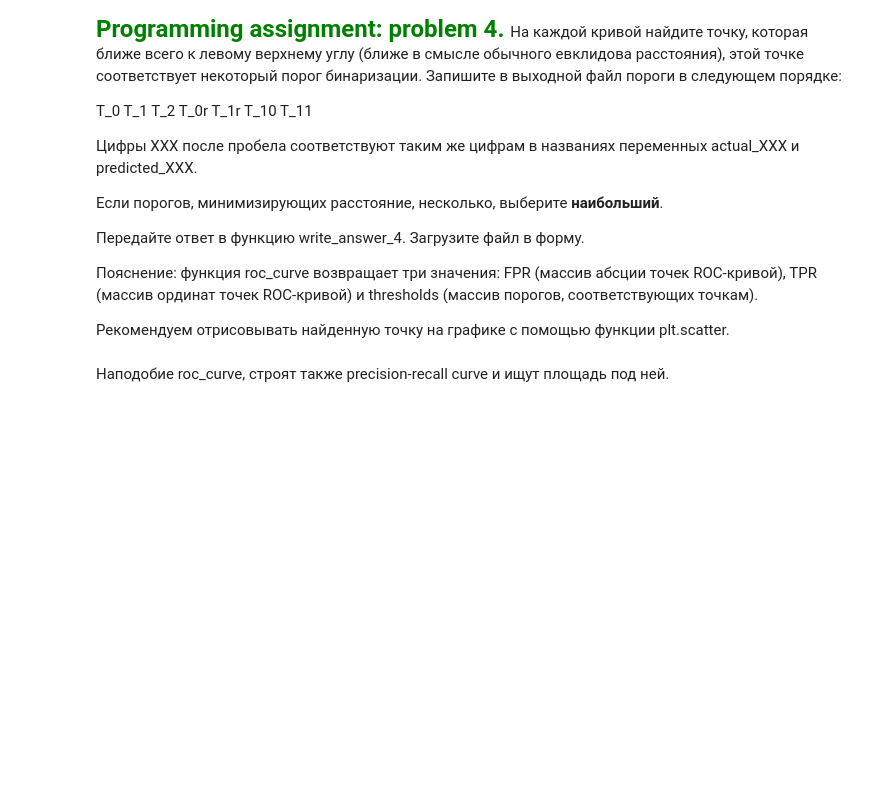
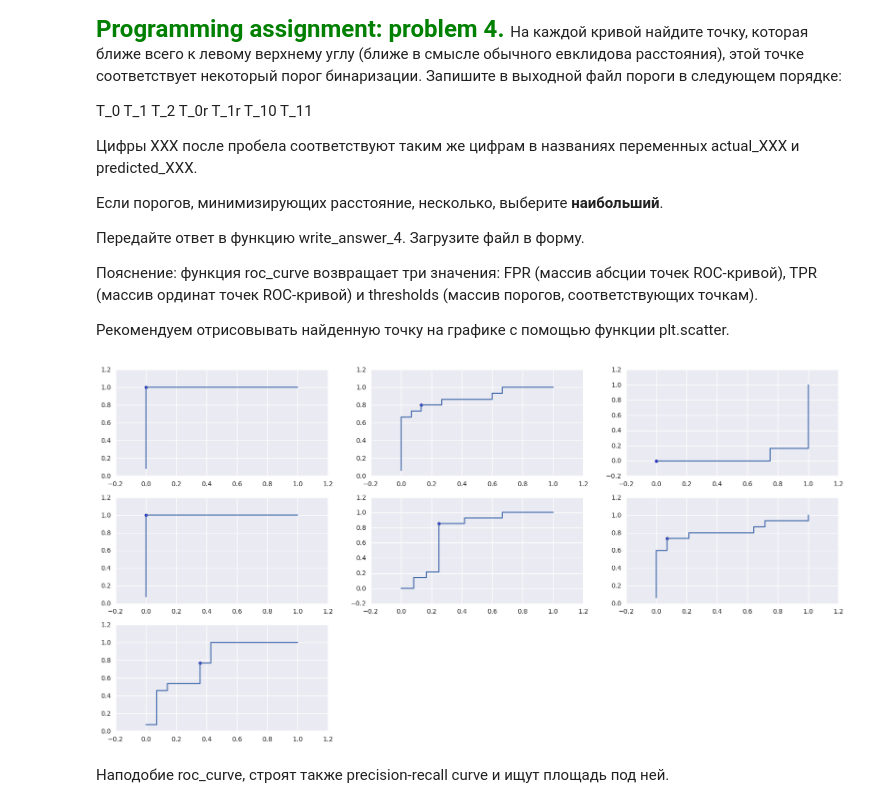
Before and after one commit to stepankuzmin/machine-learning-data-analysis, a Jupyter notebook: supervised-learning/week-2/assignments/MetricsPA.ipynb, the cells around one changed output. Cells and saved outputs as stored; diff of their text form; code cells hidden in the pictures; blank space fills up the shorter version.

```diff
--- a/supervised-learning/week-2/assignments/MetricsPA.ipynb
+++ b/supervised-learning/week-2/assignments/MetricsPA.ipynb
@@ -458,6 +506,34 @@ def write_answer_4(T_0, T_1, T_2, T_0r, T_1r, T_10, T_11):
     answers = [T_0, T_1, T_2, T_0r, T_1r, T_10, T_11]
     with open("pa_metrics_problem4.txt", "w") as fout:
         fout.write(" ".join([str(num) for num in answers]))
+# %%
+############### Programming assignment: problem 4 ###############
+from scipy.spatial.distance import euclidean
+
+fig = plt.figure(figsize=(20, 10))
+def find_best_treshhold(actual, predicted, plot_number):
+    fpr, tpr, thr = roc_curve(actual, predicted)
+    distances = map(lambda point: euclidean([0, 1], point), zip(fpr, tpr))
+
+    min_distance_index = distances.index(min(distances))
+
+    fig.add_subplot(3, 3, plot_number)
+    plt.plot(fpr, tpr)
+    plt.scatter(fpr[min_distance_index], tpr[min_distance_index])
+
+    return thr[min_distance_index]
+
+T_0 = find_best_treshhold(actual_0, predicted_0, 1)
+T_1 = find_best_treshhold(actual_1, predicted_1, 2)
+T_2 = find_best_treshhold(actual_2, predicted_2, 3)
+T_0r = find_best_treshhold(actual_0r, predicted_0r, 4)
+T_1r = find_best_treshhold(actual_1r, predicted_1r, 5)
+T_10 = find_best_treshhold(actual_10, predicted_10, 6)
+T_11 = find_best_treshhold(actual_11, predicted_11, 7)
+
+write_answer_4(T_0, T_1, T_2, T_0r, T_1r, T_10, T_11)
+# %% [output]
+[figure, added]
 # %% [markdown]
 Наподобие roc_curve, строят также precision-recall curve и ищут площадь под ней.
 # %% [markdown]
```
Also changed, not shown: parts of 14 cells of this notebook, 4 other files.
